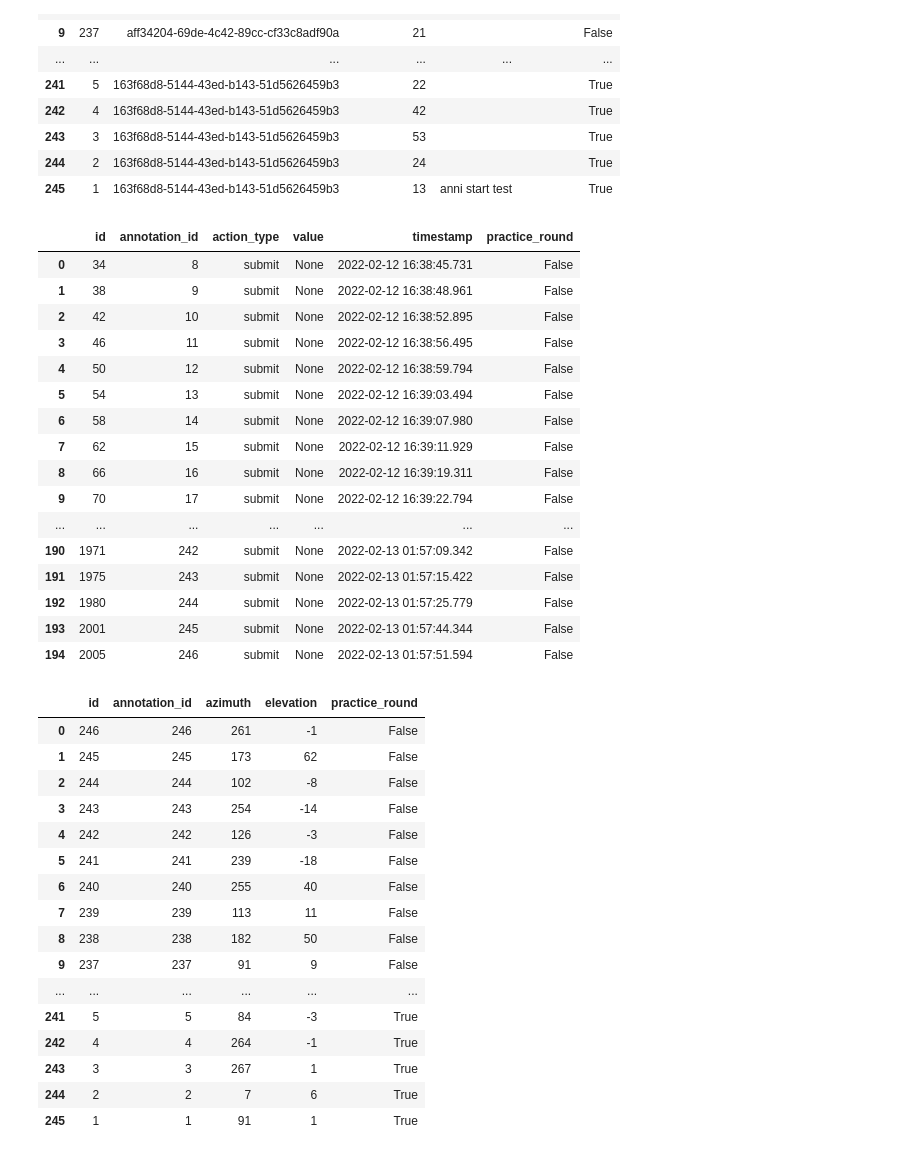
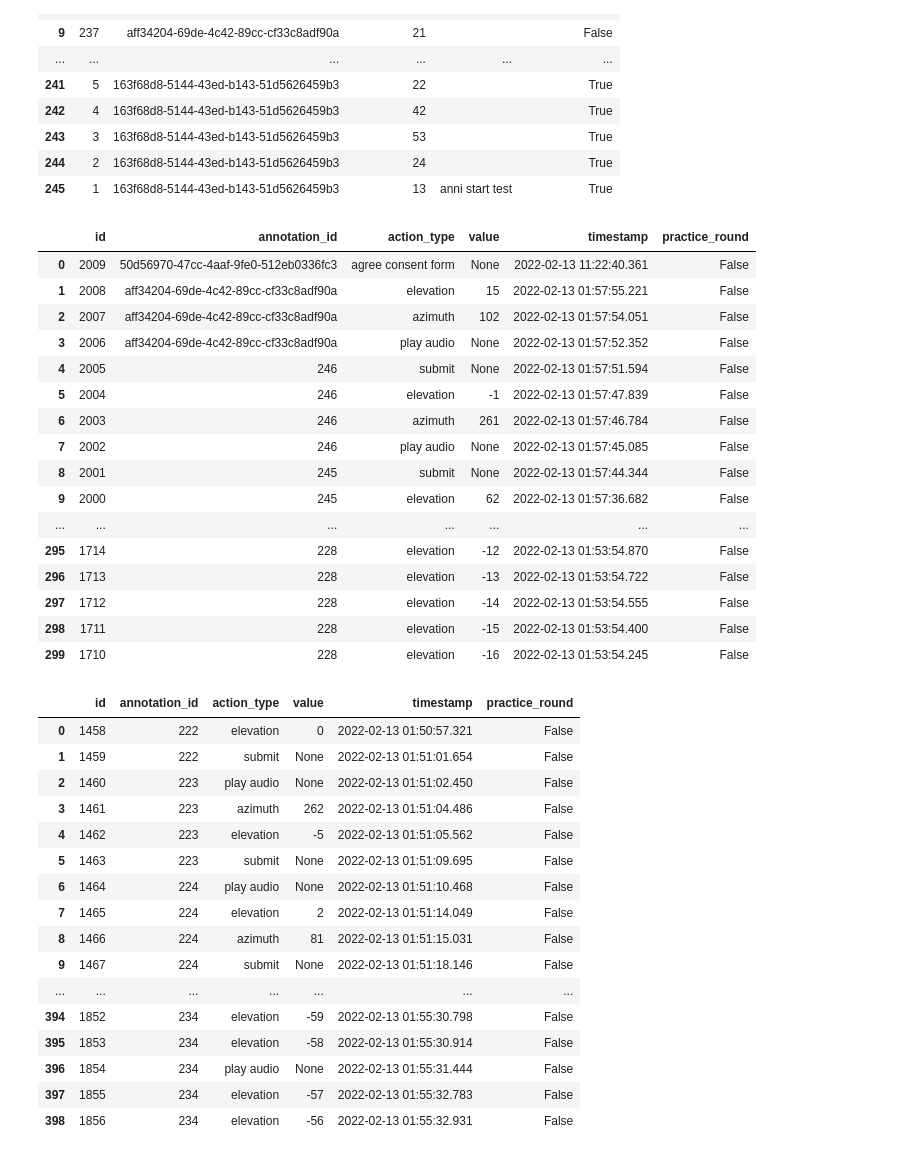
Before and after one commit to ANNIZHENG/Annotation-Interface-Noise-Burst, a Jupyter notebook: database/db.ipynb, the cells around one changed output. Cells and saved outputs as stored; diff of their text form; code cells hidden in the pictures.

```diff
--- a/database/db.ipynb
+++ b/database/db.ipynb
@@ -47,43 +49,43 @@ pd.read_sql('''select * from "Annotation" order by id desc;''',eng)
 | 244 | 2 | 163f68d8-5144-43ed-b143-51d5626459b3 | 24 |  | True |
 | 245 | 1 | 163f68d8-5144-43ed-b143-51d5626459b3 | 13 | anni start test | True |
 # %%
-pd.read_sql('''select * from "Interaction" where action_type = 'submit' and practice_round is False order by id asc;''',eng)
+pd.read_sql('''select * from "Interaction" order by id desc''',eng).head(300)
 # %% [output]
 |  | id | annotation_id | action_type | value | timestamp | practice_round |
-| 0 | 34 | 8 | submit | None | 2022-02-12 16:38:45.731 | False |
-| 1 | 38 | 9 | submit | None | 2022-02-12 16:38:48.961 | False |
-| 2 | 42 | 10 | submit | None | 2022-02-12 16:38:52.895 | False |
-| 3 | 46 | 11 | submit | None | 2022-02-12 16:38:56.495 | False |
-| 4 | 50 | 12 | submit | None | 2022-02-12 16:38:59.794 | False |
-| 5 | 54 | 13 | submit | None | 2022-02-12 16:39:03.494 | False |
-| 6 | 58 | 14 | submit | None | 2022-02-12 16:39:07.980 | False |
-| 7 | 62 | 15 | submit | None | 2022-02-12 16:39:11.929 | False |
-| 8 | 66 | 16 | submit | None | 2022-02-12 16:39:19.311 | False |
-| 9 | 70 | 17 | submit | None | 2022-02-12 16:39:22.794 | False |
+| 0 | 2009 | 50d56970-47cc-4aaf-9fe0-512eb0336fc3 | agree consent form | None | 2022-02-13 11:22:40.361 | False |
+| 1 | 2008 | aff34204-69de-4c42-89cc-cf33c8adf90a | elevation | 15 | 2022-02-13 01:57:55.221 | False |
+| 2 | 2007 | aff34204-69de-4c42-89cc-cf33c8adf90a | azimuth | 102 | 2022-02-13 01:57:54.051 | False |
+| 3 | 2006 | aff34204-69de-4c42-89cc-cf33c8adf90a | play audio | None | 2022-02-13 01:57:52.352 | False |
+| 4 | 2005 | 246 | submit | None | 2022-02-13 01:57:51.594 | False |
+| 5 | 2004 | 246 | elevation | -1 | 2022-02-13 01:57:47.839 | False |
+| 6 | 2003 | 246 | azimuth | 261 | 2022-02-13 01:57:46.784 | False |
+| 7 | 2002 | 246 | play audio | None | 2022-02-13 01:57:45.085 | False |
+| 8 | 2001 | 245 | submit | None | 2022-02-13 01:57:44.344 | False |
+| 9 | 2000 | 245 | elevation | 62 | 2022-02-13 01:57:36.682 | False |
 | ... | ... | ... | ... | ... | ... | ... |
-| 190 | 1971 | 242 | submit | None | 2022-02-13 01:57:09.342 | False |
-| 191 | 1975 | 243 | submit | None | 2022-02-13 01:57:15.422 | False |
-| 192 | 1980 | 244 | submit | None | 2022-02-13 01:57:25.779 | False |
-| 193 | 2001 | 245 | submit | None | 2022-02-13 01:57:44.344 | False |
-| 194 | 2005 | 246 | submit | None | 2022-02-13 01:57:51.594 | False |
+| 295 | 1714 | 228 | elevation | -12 | 2022-02-13 01:53:54.870 | False |
+| 296 | 1713 | 228 | elevation | -13 | 2022-02-13 01:53:54.722 | False |
+| 297 | 1712 | 228 | elevation | -14 | 2022-02-13 01:53:54.555 | False |
+| 298 | 1711 | 228 | elevation | -15 | 2022-02-13 01:53:54.400 | False |
+| 299 | 1710 | 228 | elevation | -16 | 2022-02-13 01:53:54.245 | False |
 # %%
-pd.read_sql('''select * from "Location" order by id desc;''',eng)
+pd.read_sql('''select * from "Interaction" order by id desc''',eng).head(500)
 # %% [output]
-|  | id | annotation_id | azimuth | elevation | practice_round |
-| 0 | 246 | 246 | 261 | -1 | False |
-| 1 | 245 | 245 | 173 | 62 | False |
-| 2 | 244 | 244 | 102 | -8 | False |
-| 3 | 243 | 243 | 254 | -14 | False |
-| 4 | 242 | 242 | 126 | -3 | False |
-| 5 | 241 | 241 | 239 | -18 | False |
-| 6 | 240 | 240 | 255 | 40 | False |
-| 7 | 239 | 239 | 113 | 11 | False |
-| 8 | 238 | 238 | 182 | 50 | False |
-| 9 | 237 | 237 | 91 | 9 | False |
-| ... | ... | ... | ... | ... | ... |
-| 241 | 5 | 5 | 84 | -3 | True |
-| 242 | 4 | 4 | 264 | -1 | True |
-| 243 | 3 | 3 | 267 | 1 | True |
-| 244 | 2 | 2 | 7 | 6 | True |
-| 245 | 1 | 1 | 91 | 1 | True |
+|  | id | annotation_id | action_type | value | timestamp | practice_round |
+| 0 | 1458 | 222 | elevation | 0 | 2022-02-13 01:50:57.321 | False |
+| 1 | 1459 | 222 | submit | None | 2022-02-13 01:51:01.654 | False |
+| 2 | 1460 | 223 | play audio | None | 2022-02-13 01:51:02.450 | False |
+| 3 | 1461 | 223 | azimuth | 262 | 2022-02-13 01:51:04.486 | False |
+| 4 | 1462 | 223 | elevation | -5 | 2022-02-13 01:51:05.562 | False |
+| 5 | 1463 | 223 | submit | None | 2022-02-13 01:51:09.695 | False |
+| 6 | 1464 | 224 | play audio | None | 2022-02-13 01:51:10.468 | False |
+| 7 | 1465 | 224 | elevation | 2 | 2022-02-13 01:51:14.049 | False |
+| 8 | 1466 | 224 | azimuth | 81 | 2022-02-13 01:51:15.031 | False |
+| 9 | 1467 | 224 | submit | None | 2022-02-13 01:51:18.146 | False |
+| ... | ... | ... | ... | ... | ... | ... |
+| 394 | 1852 | 234 | elevation | -59 | 2022-02-13 01:55:30.798 | False |
+| 395 | 1853 | 234 | elevation | -58 | 2022-02-13 01:55:30.914 | False |
+| 396 | 1854 | 234 | play audio | None | 2022-02-13 01:55:31.444 | False |
+| 397 | 1855 | 234 | elevation | -57 | 2022-02-13 01:55:32.783 | False |
+| 398 | 1856 | 234 | elevation | -56 | 2022-02-13 01:55:32.931 | False |
 # %%
```
Also changed, not shown: parts of 4 cells of this notebook, 3 other files.
